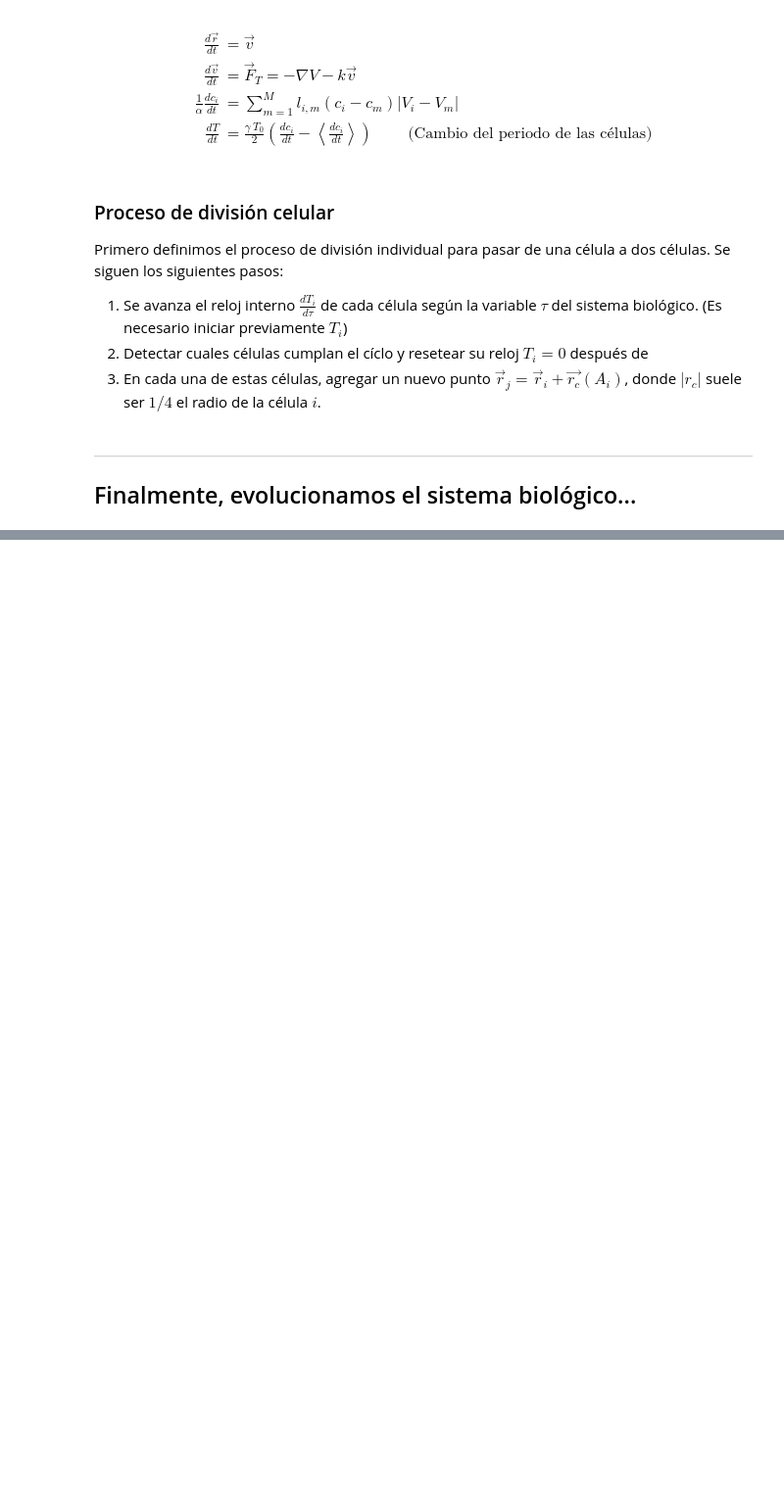
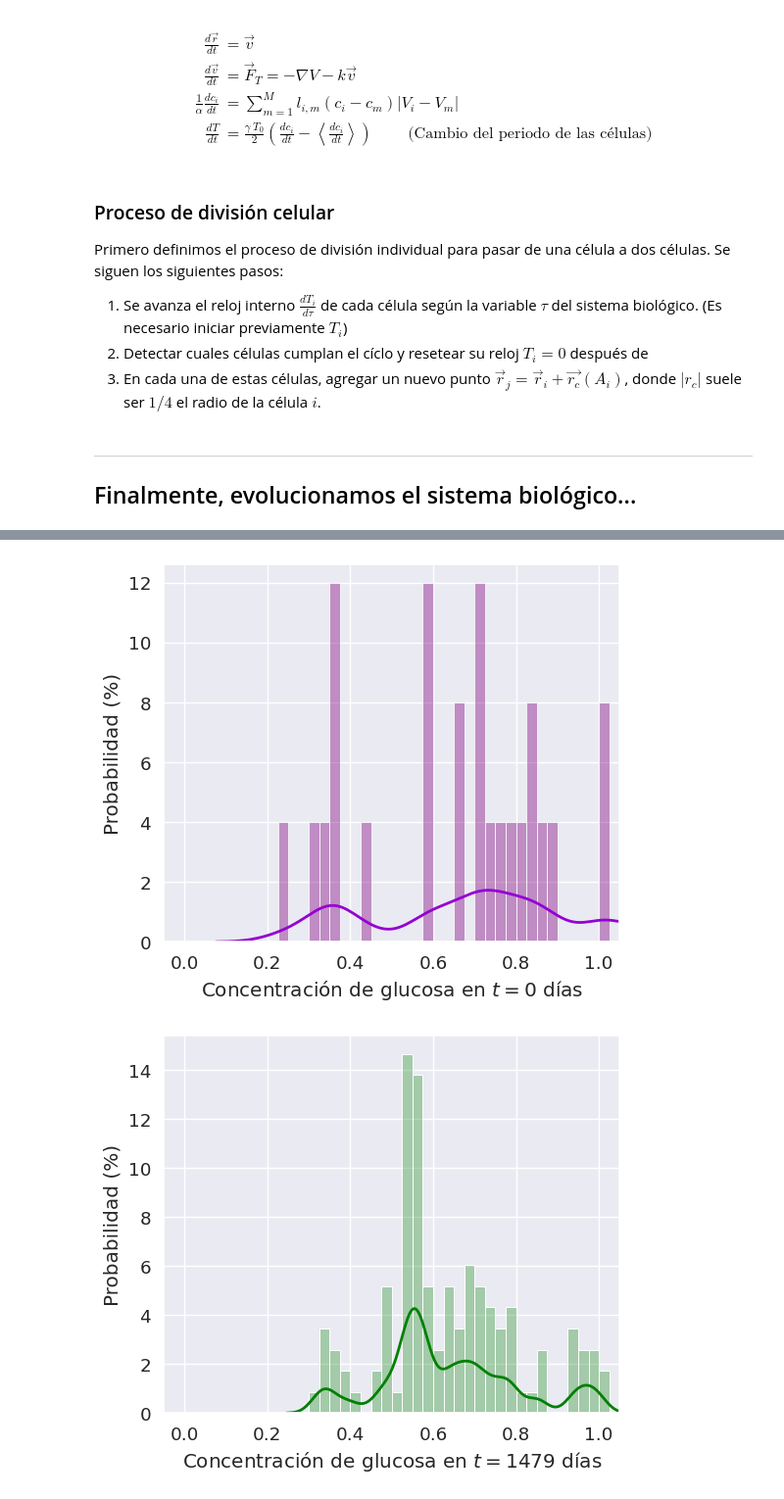
Before and after one commit to joshbrx/biomath_model, a Jupyter notebook: Voronoi_cells_prototipo.ipynb, the cells around one changed output, grey strips where cells are left out. Shown at 98% size. Drawn from its saved outputs; the diff is of its cells as text; code cells hidden in the pictures; blank space fills up the shorter version.

```diff
--- a/Voronoi_cells_prototipo.ipynb
+++ b/Voronoi_cells_prototipo.ipynb
@@ -1058,21 +1048,23 @@ evolve_voronoi:  4 ,     C_cells:  2 ,   A_mean:  0.18648 ,      A_std:  0.00889
 # %%
 sns.set_style("darkgrid")
 sns.set_context("notebook", font_scale=1.2)   # paper, notebook, talk, and poster
-iter = 400
 
 plt.figure(figsize=(6,5))
 sns.kdeplot(C_list[0], color="darkviolet", bw_adjust=.4, linewidth=2)
 sns.histplot(C_list[0], label="Concentración inicial", color="purple", binwidth=0.025, binrange=(0,1.025), stat="percent", alpha=0.4);
 plt.ylabel("Probabilidad (%)"); plt.xlabel("Concentración de glucosa en $t=0$ días");
 plt.xlim([-0.05,1.05])
 plt.show()
 
 plt.figure(figsize=(6,5))
 sns.kdeplot(C_list[200], color="green", bw_adjust=.4, linewidth=2)
 sns.histplot(C_list[200], label='Concentración inicial' , color="green", binwidth=0.025, binrange=(0,1.025), stat="percent", alpha=0.3)
 plt.ylabel("Probabilidad (%)"); plt.xlabel(f"Concentración de glucosa en $t={round(3.697*iter)}$ días");
 plt.xlim([-0.05,1.05])
 plt.show()
+# %% [output]
+[figure, added]
+[figure, added]
 # %%
 # plt.style.use('default')
 sns.set_style("darkgrid")
```
Also changed, not shown: parts of 11 cells of this notebook.
